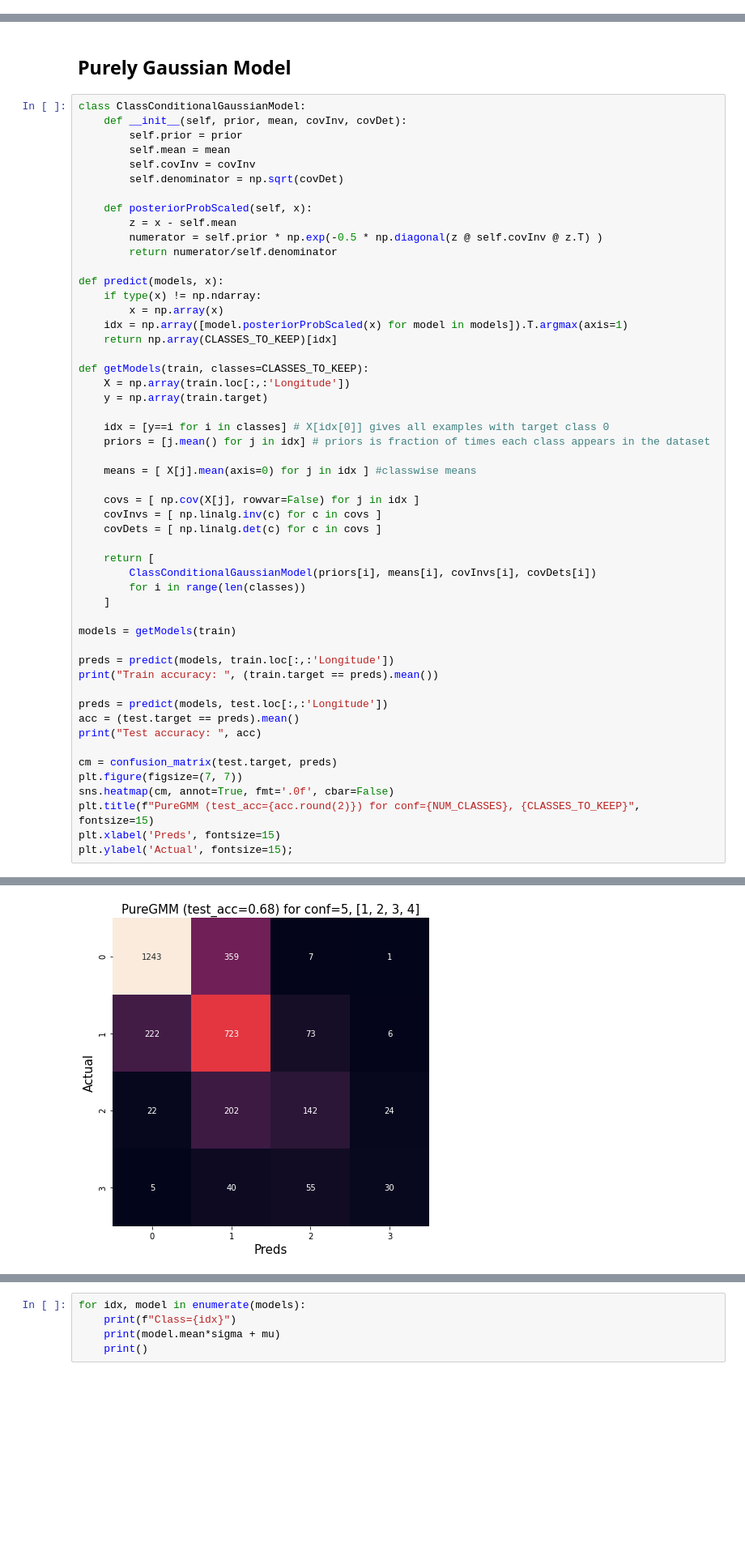
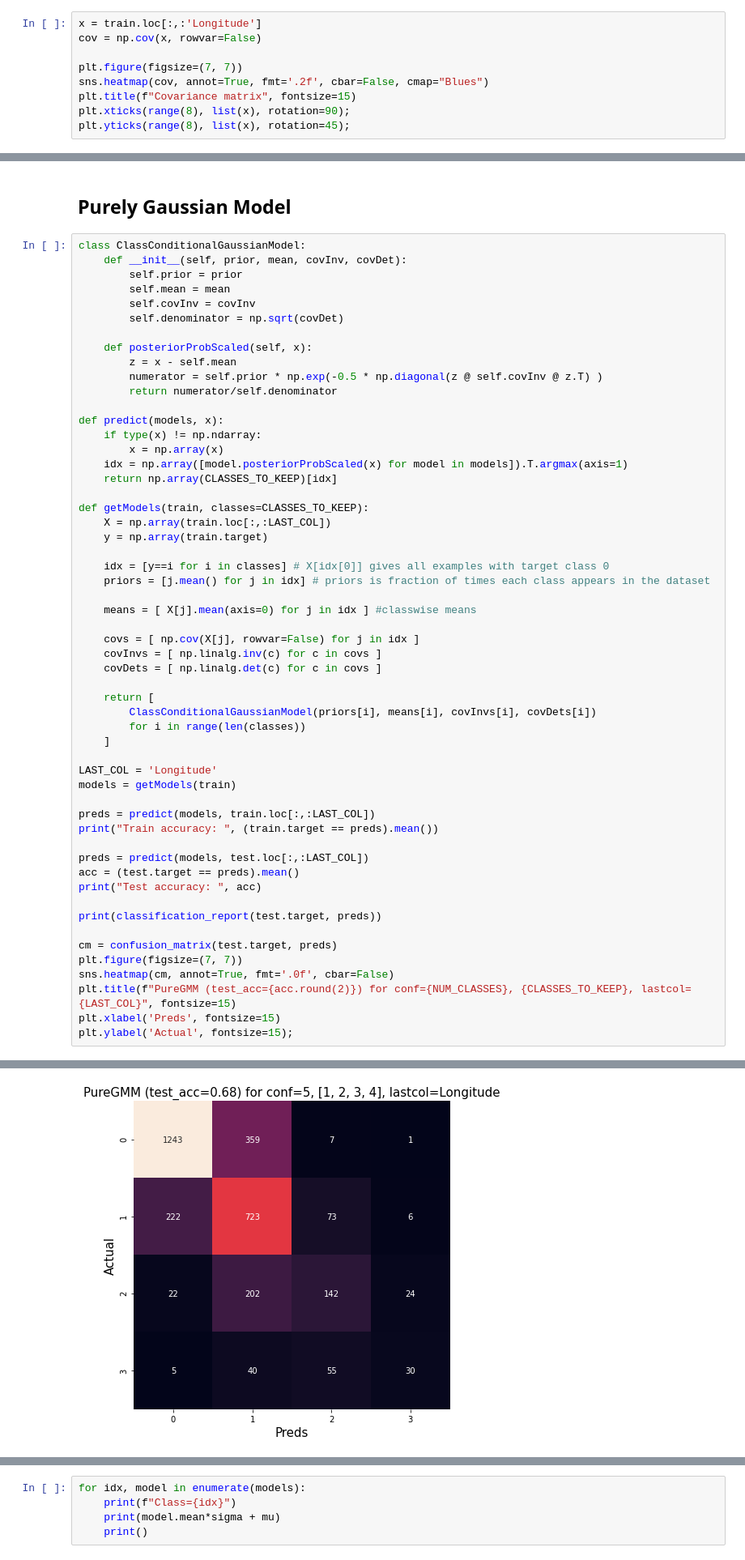
Before and after one commit to ameyvadnere/CS418-Statistical-Pattern-Recognition-Lab, a Jupyter notebook: Assignment 2/Q3/classifier.ipynb, the cells around one changed output, grey strips where cells are left out. Shown at 81% size. Cells and saved outputs as stored; diff of their text form; blank space fills up the shorter version.

Commit message:
added plots and comments

```diff
--- a/Assignment 2/Q3/classifier.ipynb
+++ b/Assignment 2/Q3/classifier.ipynb
@@ -73,0 +89,9 @@ for c in np.unique(train.target):
+# %%
+x = train.loc[:,:'Longitude']
+cov = np.cov(x, rowvar=False)
+
+plt.figure(figsize=(7, 7))
+sns.heatmap(cov, annot=True, fmt='.2f', cbar=False, cmap="Blues")
+plt.title(f"Covariance matrix", fontsize=15)
+plt.xticks(range(8), list(x), rotation=90);
+plt.yticks(range(8), list(x), rotation=45);
@@ -105,7 +131,7 @@ def predict(models, x):
     return np.array(CLASSES_TO_KEEP)[idx]
 
 def getModels(train, classes=CLASSES_TO_KEEP):
-    X = np.array(train.loc[:,:'Longitude'])
+    X = np.array(train.loc[:,:LAST_COL])
     y = np.array(train.target)
 
     idx = [y==i for i in classes] # X[idx[0]] gives all examples with target class 0
@@ -122,19 +148,22 @@ def getModels(train, classes=CLASSES_TO_KEEP):
         for i in range(len(classes))
     ]
 
+LAST_COL = 'Longitude'
 models = getModels(train)
 
-preds = predict(models, train.loc[:,:'Longitude'])
+preds = predict(models, train.loc[:,:LAST_COL])
 print("Train accuracy: ", (train.target == preds).mean())
 
-preds = predict(models, test.loc[:,:'Longitude'])
+preds = predict(models, test.loc[:,:LAST_COL])
 acc = (test.target == preds).mean()
 print("Test accuracy: ", acc)
+
+print(classification_report(test.target, preds))
 
 cm = confusion_matrix(test.target, preds)
 plt.figure(figsize=(7, 7))
 sns.heatmap(cm, annot=True, fmt='.0f', cbar=False)
-plt.title(f"PureGMM (test_acc={acc.round(2)}) for conf={NUM_CLASSES}, {CLASSES_TO_KEEP}", fontsize=15)
+plt.title(f"PureGMM (test_acc={acc.round(2)}) for conf={NUM_CLASSES}, {CLASSES_TO_KEEP}, lastcol={LAST_COL}", fontsize=15)
 plt.xlabel('Preds', fontsize=15)
 plt.ylabel('Actual', fontsize=15);
 # %% [output]
@@ -143 +182 @@ Test accuracy:  0.6778693722257451
-[figure, old version]
+[figure, new version]
```
Also changed, not shown: parts of 13 cells of this notebook.
